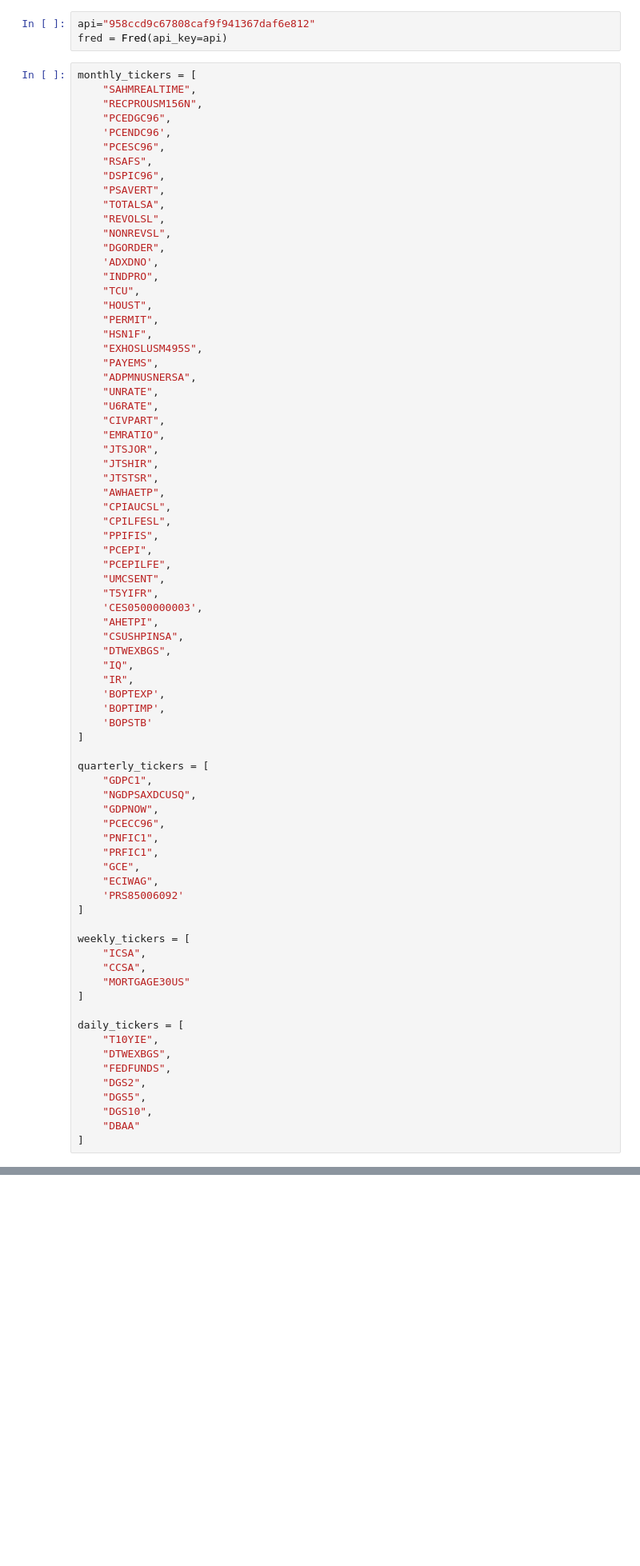
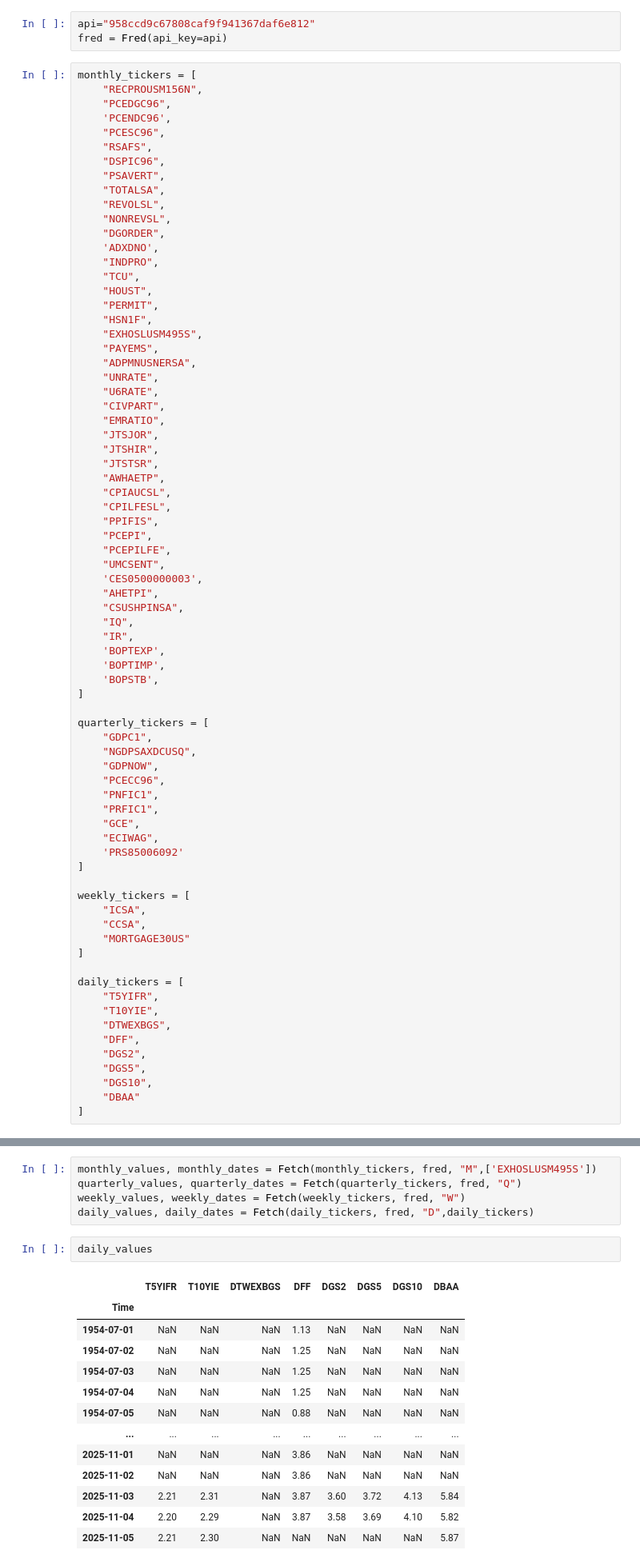
Before and after one commit to BlueMarginalist/MacroDashBoard, a Jupyter notebook: MacroDashboard Code/Code/CodeTest.ipynb, the cells around one changed output, grey strips where cells are left out. Shown: that part at 80% size. Saved outputs shown, nothing was run; the diff lists cells and outputs as text; blank space fills up the shorter version.

```diff
--- a/MacroDashboard Code/Code/CodeTest.ipynb
+++ b/MacroDashboard Code/Code/CodeTest.ipynb
@@ -11,7 +10,6 @@ api="958ccd9c67808caf9f941367daf6e812"
 fred = Fred(api_key=api)
 # %%
 monthly_tickers = [
-    "SAHMREALTIME",
     "RECPROUSM156N",
     "PCEDGC96",
     'PCENDC96',
@@ -46,16 +44,14 @@ monthly_tickers = [
     "PCEPI",
     "PCEPILFE",
     "UMCSENT",
-    "T5YIFR",
     'CES0500000003',
     "AHETPI",
     "CSUSHPINSA",
-    "DTWEXBGS",
     "IQ",
     "IR",
     'BOPTEXP',
     'BOPTIMP',
-    'BOPSTB'
+    'BOPSTB',
 ]
 
 quarterly_tickers = [
@@ -77,9 +73,10 @@ weekly_tickers = [
 ]
 
 daily_tickers = [
+    "T5YIFR",
     "T10YIE",
     "DTWEXBGS",
-    "FEDFUNDS",
+    "DFF",
     "DGS2",
     "DGS5",
     "DGS10",
@@ -170,2 +170,23 @@ daily_dates.to_csv(raw_location / "D_Dates.csv")
 # %% [output]
 C:\Users\hp\Desktop\Duke Research Opportunity\Prof. Aguilar Macro Dashboard\MacroDashBoard
+# %%
+monthly_values, monthly_dates = Fetch(monthly_tickers, fred, "M",['EXHOSLUSM495S'])
+quarterly_values, quarterly_dates = Fetch(quarterly_tickers, fred, "Q")
+weekly_values, weekly_dates = Fetch(weekly_tickers, fred, "W")
+daily_values, daily_dates = Fetch(daily_tickers, fred, "D",daily_tickers)
+# %%
+daily_values
+# %% [output]
+|  | T5YIFR | T10YIE | DTWEXBGS | DFF | DGS2 | DGS5 | DGS10 | DBAA |
+| Time |  |  |  |  |  |  |  |  |
+| 1954-07-01 | NaN | NaN | NaN | 1.13 | NaN | NaN | NaN | NaN |
+| 1954-07-02 | NaN | NaN | NaN | 1.25 | NaN | NaN | NaN | NaN |
+| 1954-07-03 | NaN | NaN | NaN | 1.25 | NaN | NaN | NaN | NaN |
+| 1954-07-04 | NaN | NaN | NaN | 1.25 | NaN | NaN | NaN | NaN |
+| 1954-07-05 | NaN | NaN | NaN | 0.88 | NaN | NaN | NaN | NaN |
+| ... | ... | ... | ... | ... | ... | ... | ... | ... |
+| 2025-11-01 | NaN | NaN | NaN | 3.86 | NaN | NaN | NaN | NaN |
+| 2025-11-02 | NaN | NaN | NaN | 3.86 | NaN | NaN | NaN | NaN |
+| 2025-11-03 | 2.21 | 2.31 | NaN | 3.87 | 3.60 | 3.72 | 4.13 | 5.84 |
+| 2025-11-04 | 2.20 | 2.29 | NaN | 3.87 | 3.58 | 3.69 | 4.10 | 5.82 |
+| 2025-11-05 | 2.21 | 2.30 | NaN | NaN | NaN | NaN | NaN | 5.87 |
```
Also changed, not shown: parts of 13 cells of this notebook, 12 other files.
